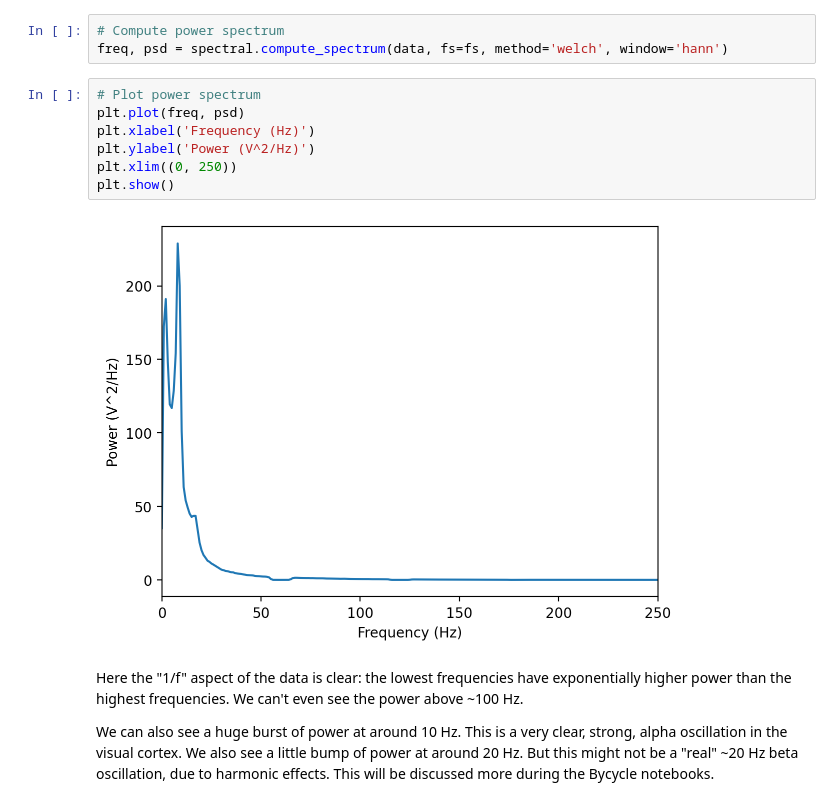
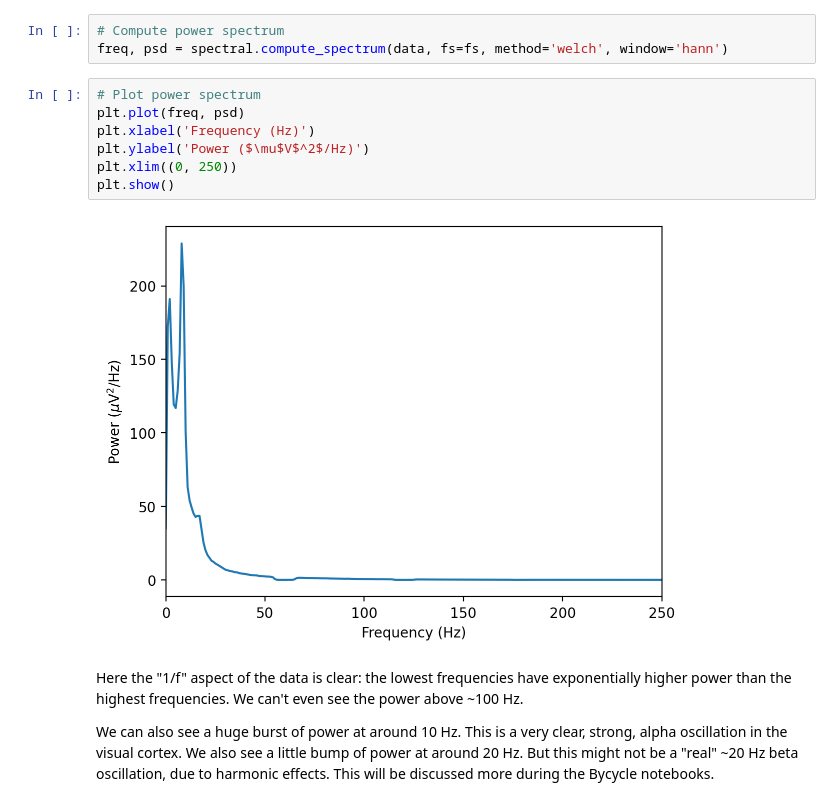
Before and after one commit to voytekresearch/spr, a Jupyter notebook: tutorials/01_specparam/specparam_03-RealData.ipynb, the cells around one changed output. Saved outputs shown, nothing was run; the diff lists cells and outputs as text.

```diff
--- a/tutorials/01_specparam/specparam_03-RealData.ipynb
+++ b/tutorials/01_specparam/specparam_03-RealData.ipynb
@@ -108,12 +89,12 @@ freq, psd = spectral.compute_spectrum(data, fs=fs, method='welch', window='hann'
 # %%
 # Plot power spectrum
 plt.plot(freq, psd)
 plt.xlabel('Frequency (Hz)')
-plt.ylabel('Power (V^2/Hz)')
+plt.ylabel('Power ($\mu$V$^2$/Hz)')
 plt.xlim((0, 250))
 plt.show()
 # %% [output]
-[figure, old version]
+[figure, new version]
 # %% [markdown]
 Here the "1/f" aspect of the data is clear: the lowest frequencies have exponentially higher power than the highest frequencies. We can't even see the power above ~100 Hz.
 
```
Also changed, not shown: parts of 10 cells of this notebook.
